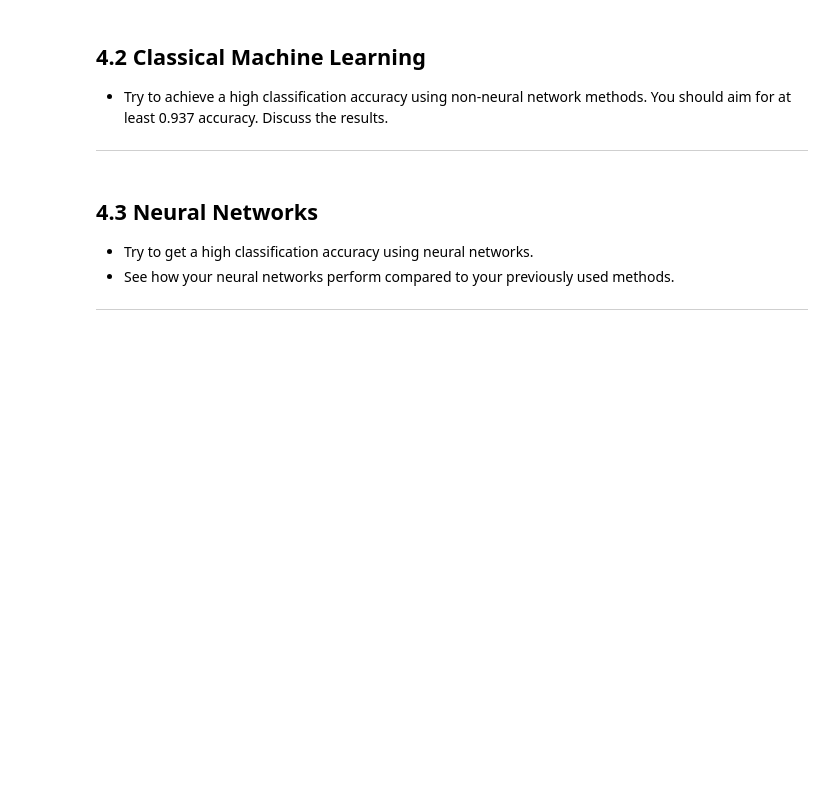
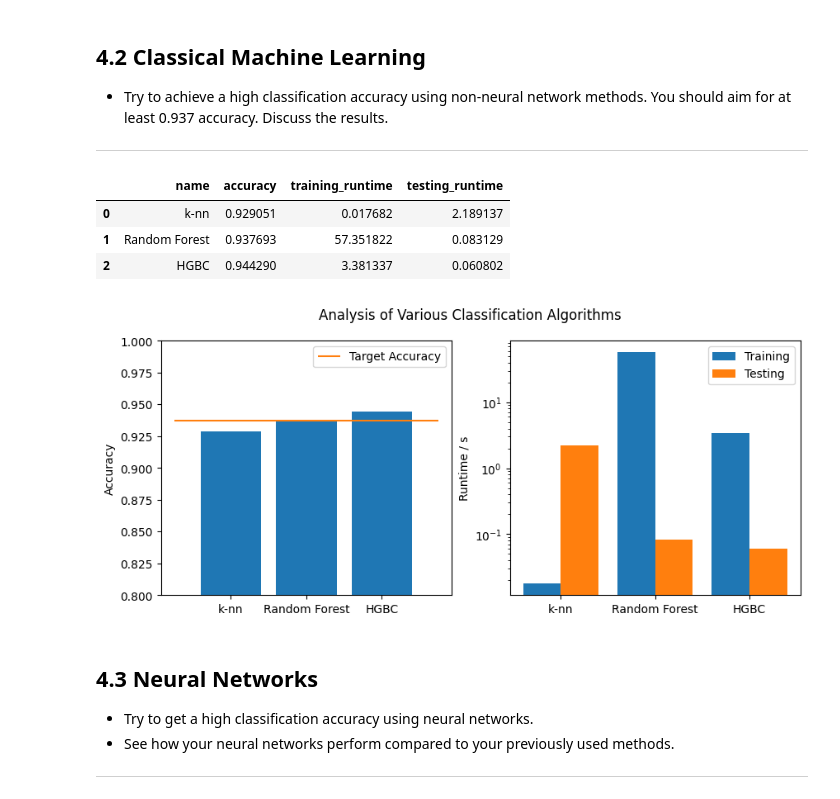
Before and after one commit to Just-Neptun/FP, a Jupyter notebook: S10 Machine Learning/ml_fp/part4.ipynb, the cells around one changed output. Drawn from its saved outputs; the diff is of its cells as text; code cells hidden in the pictures; blank space fills up the shorter version.

Commit message:
add classical algorithm code/explanation

```diff
--- a/S10 Machine Learning/ml_fp/part4.ipynb
+++ b/S10 Machine Learning/ml_fp/part4.ipynb
@@ -122,8 +129,11 @@ Testing:  (25920, 51)
 from sklearn.preprocessing import StandardScaler
 standard_scaler = StandardScaler()
 
-train_dataset[particleID_cols] = standard_scaler.fit_transform(train_dataset[particleID_cols])
-test_dataset[particleID_cols] = standard_scaler.transform(test_dataset[particleID_cols])
+y_train = train_dataset['signal']
+y_test = test_dataset['signal']
+
+X_train = standard_scaler.fit_transform(train_dataset[particleID_cols])
+X_test = standard_scaler.transform(test_dataset[particleID_cols])
 
 # check shapes of normalization parameters, see that we are normalizing over each column
 print(f'Means shape:              {standard_scaler.mean_.shape}')
@@ -138,6 +148,64 @@ You should aim for at least 0.937 accuracy.
 Discuss the results.
 
 ---
+# %%
+from tqdm.notebook import tqdm
+from sklearn.neighbors import KNeighborsClassifier
+from sklearn.ensemble import RandomForestClassifier
+from sklearn.ensemble import HistGradientBoostingClassifier
+
+classifiers = [
+    ('k-nn', KNeighborsClassifier(n_neighbors=5)),
+    ('Random Forest', RandomForestClassifier(n_estimators=200, max_depth=20, max_features=20, n_jobs=-1)),
+    ('HGBC', HistGradientBoostingClassifier(max_iter=1000, learning_rate=0.1, max_depth=10))
+]
+
+results: list[dict] = []
+for (name, clf) in tqdm(classifiers):
+    tr_st = time.time()
+    clf.fit(X_train, y_train)
+    tr_et = time.time()
+    te_st = time.time()
+    score = clf.score(X_test, y_test)
+    te_et = time.time()
+    results.append({
+        'name': name,
+        'accuracy': score,
+        'training_runtime': tr_et - tr_st,
+        'testing_runtime': te_et - te_st
+    })
+
+df = pd.DataFrame(results)
+display(df)
+# %% [output]
+|  | name | accuracy | training_runtime | testing_runtime |
+| 0 | k-nn | 0.929051 | 0.017682 | 2.189137 |
+| 1 | Random Forest | 0.937693 | 57.351822 | 0.083129 |
+| 2 | HGBC | 0.944290 | 3.381337 | 0.060802 |
+# %%
+fig, axes = plt.subplots(1, 2, figsize=(2*5, 4))
+ax1, ax2 = axes
+ax1.bar(df['name'], df['accuracy'])
+ax1.set_ylim(0.8, 1)
+ax1.hlines(0.937, -0.75, 2.75, colors='tab:orange', label='Target Accuracy')
+ax1.set_ylabel('Accuracy')
+ax1.legend()
+
+bar_pos = np.arange(len(df))
+width = 0.8/2
+
+ax2.bar(bar_pos - width/2, df['training_runtime'], width, label='Training')
+ax2.bar(bar_pos + width/2, df['testing_runtime'], width, label='Testing')
+ax2.set_yscale('log')
+ax2.set_xticks(bar_pos)
+ax2.set_xticklabels(df['name'])
+ax2.set_ylabel('Runtime / s')
+ax2.legend()
+
+fig.suptitle('Analysis of Various Classification Algorithms')
+plt.show()
+# %% [output]
+[figure, added]
 # %% [markdown]
 ## 4.3 Neural Networks
 - Try to get a high classification accuracy using neural networks.
```
Also changed, not shown: parts of 2 cells of this notebook.
